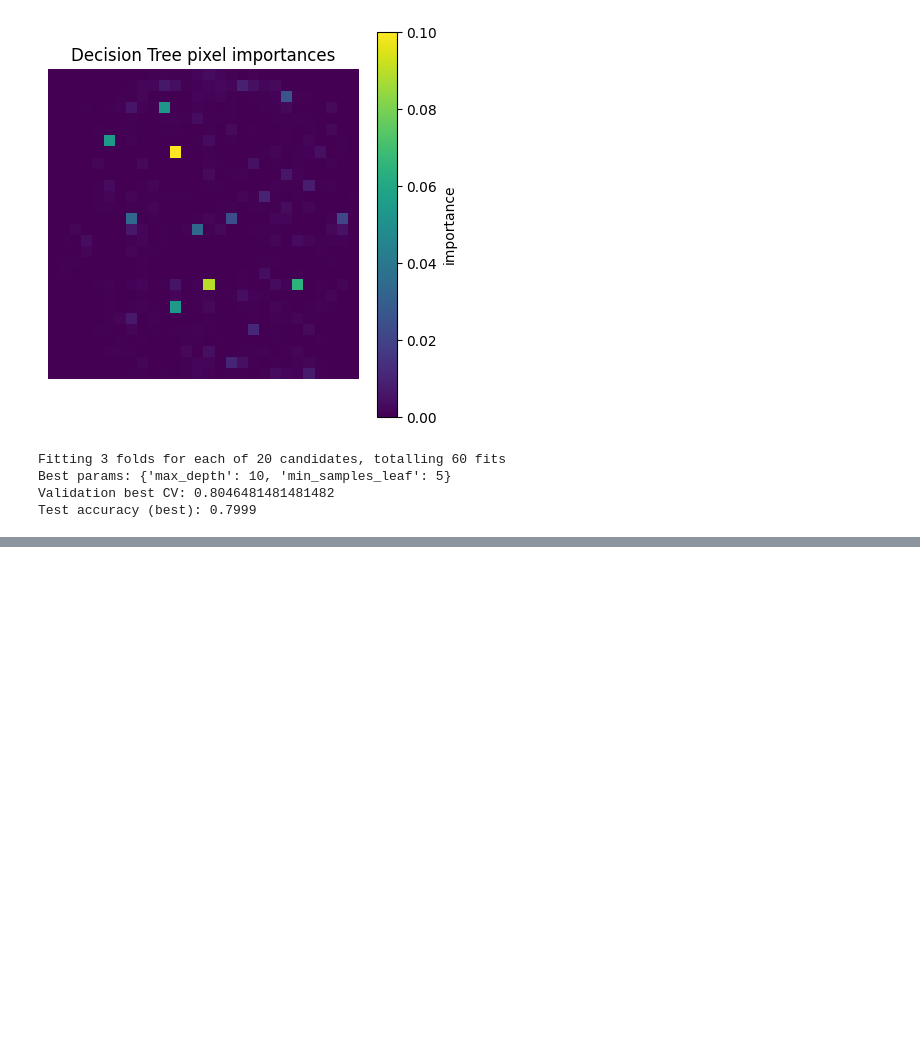
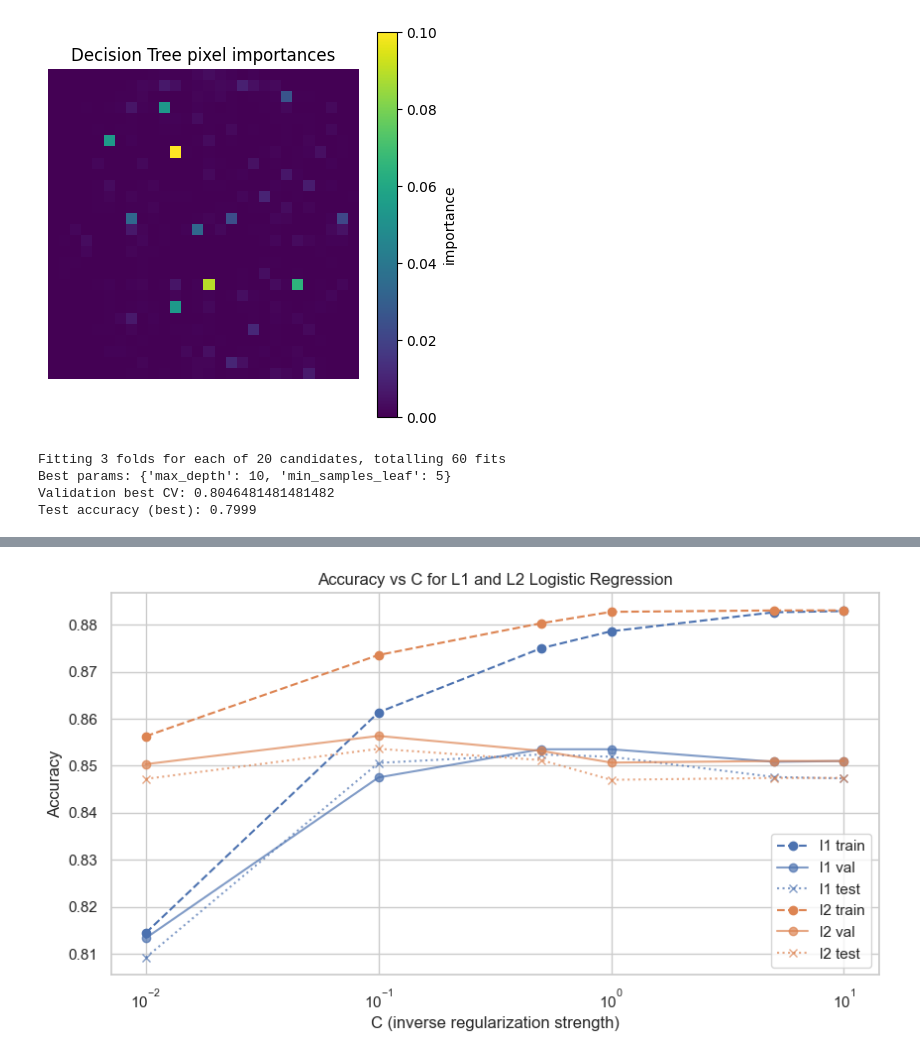
Before and after one commit to perctapera/MSIT3103-GenAI-assignments, a Jupyter notebook: Assignment_1.ipynb, the cells around one changed output, grey strips where cells are left out. Saved outputs shown, nothing was run; the diff lists cells and outputs as text; code cells hidden in the pictures; blank space fills up the shorter version.

```diff
--- a/Assignment_1.ipynb
+++ b/Assignment_1.ipynb
@@ -190,0 +367,14 @@ RandomForest trained in 24.94s - Test acc: 0.8746
+# %%
+#Sweep C (inverse reg strength) for L1 and L2, record metrics
+
+Cs = [0.01, 0.1, 0.5, 1.0, 5.0, 10.0]  # try small to large -> strong to weak regularization
+results = {'l1': [], 'l2': []}
+
+for penalty in ['l1', 'l2']:
+    print(f"\n--- Penalty: {penalty} ---")
+    for C in Cs:
+        print(f"Training penalty={penalty}, C={C} ...", end=' ')
+        res = train_eval_logistic(X_train_flat, y_train_full, X_val_flat, y_val, X_test_flat, y_test_final,
+                                  penalty=penalty, C=C, max_iter=2000)
+        results[penalty].append((C, res))
+        print(f"done (val_acc={res['val_acc']:.4f}, test_acc={res['test_acc']:.4f}, sparsity={res['sparsity']:.3f})")
@@ -190,0 +392,22 @@ RandomForest trained in 24.94s - Test acc: 0.8746
+# %%
+#Plot accuracy vs C (log-scale) for L1 and L2 (train/val/test)
+import math
+plt.figure(figsize=(10, 5))
+for penalty, color in [('l1','C0'), ('l2','C1')]:
+    Cs_vals = [r[0] for r in results[penalty]]
+    train_acc = [r[1]['train_acc'] for r in results[penalty]]
+    val_acc = [r[1]['val_acc'] for r in results[penalty]]
+    test_acc = [r[1]['test_acc'] for r in results[penalty]]
+    plt.plot(Cs_vals, train_acc, marker='o', linestyle='--', label=f'{penalty} train', color=color)
+    plt.plot(Cs_vals, val_acc, marker='o', linestyle='-', label=f'{penalty} val', color=color, alpha=0.7)
+    plt.plot(Cs_vals, test_acc, marker='x', linestyle=':', label=f'{penalty} test', color=color, alpha=0.7)
+
+plt.xscale('log')
+plt.xlabel('C (inverse regularization strength)')
+plt.ylabel('Accuracy')
+plt.title('Accuracy vs C for L1 and L2 Logistic Regression')
+plt.legend()
+plt.grid(True)
+plt.show()
+# %% [output]
+[figure, added]
```
Also changed, not shown: parts of 17 cells of this notebook, 54 other files.
